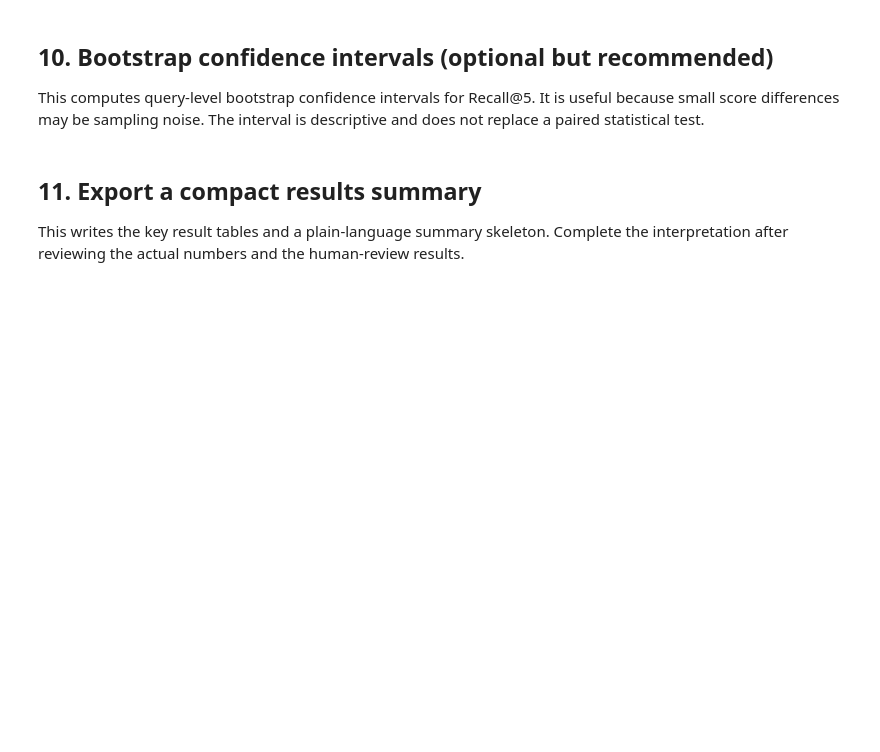
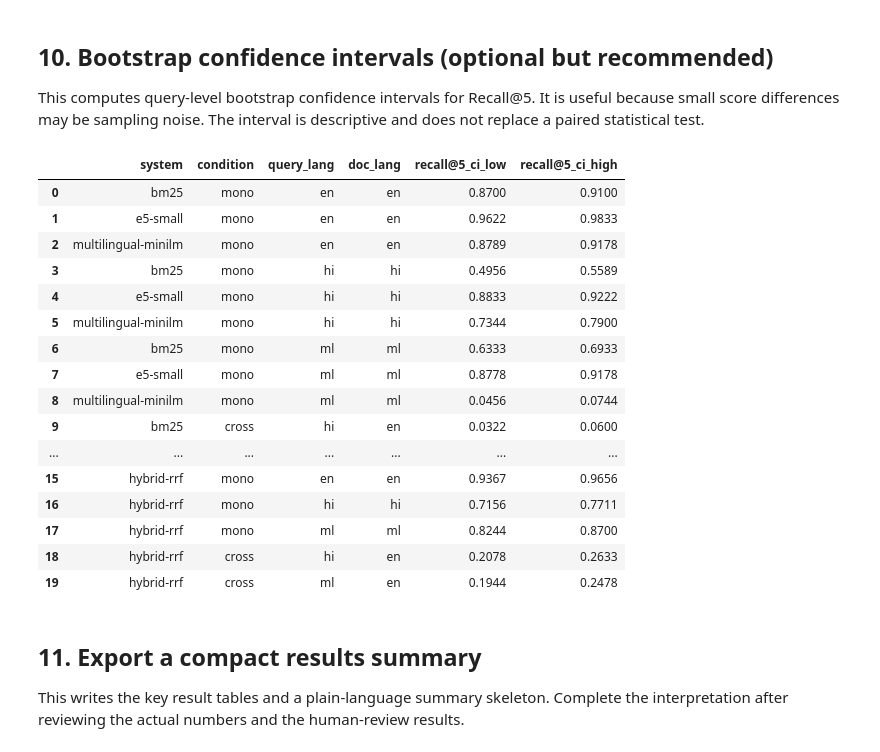
Before and after one commit to Nidhii-79/multilingual-retrieval-fairness, a Jupyter notebook: notebooks/multilingual_retrieval_fairness.ipynb, the cells around one changed output. Drawn from its saved outputs; the diff is of its cells as text; code cells hidden in the pictures; blank space fills up the shorter version.

Commit message:
Add bootstrap confidence interval analysis

```diff
--- a/notebooks/multilingual_retrieval_fairness.ipynb
+++ b/notebooks/multilingual_retrieval_fairness.ipynb
@@ -121,7 +133,11 @@ print("Aligned benchmark rows:", n)
 Belebele commonly uses `passage`, `question`, `mc_answer1`–`mc_answer4`, and `correct_answer_num`. This cell checks for the expected columns explicitly.
 # %%
 REQUIRED = ["passage", "question", "mc_answer1", "mc_answer2", "mc_answer3", "mc_answer4", "correct_answer_num"]
+
 for lang, df in raw.items():
+    if "passage" not in df.columns and "flores_passage" in df.columns:
+        df = df.rename(columns={"flores_passage": "passage"})
+        raw[lang] = df
     missing = [c for c in REQUIRED if c not in df.columns]
     if missing:
         raise ValueError(f"{lang} is missing expected columns: {missing}")
@@ -142,28 +159,0 @@ Belebele repeats the same passage across multiple questions. We index each uniqu
-# %%
-def build_unique_corpus(df):
-    docs, lookup, row_to_doc = [], {}, []
-    for passage in df['passage'].tolist():
-        if passage not in lookup:
-            lookup[passage] = len(docs)
-            docs.append(passage)
-        row_to_doc.append(lookup[passage])
-    return docs, row_to_doc
-
-corpora, gold_indices = {}, {}
-for lang, df in raw.items():
-    corpora[lang], gold_indices[lang] = build_unique_corpus(df)
-
-def grouping_pattern(indices):
-    seen, pattern = {}, []
-    for value in indices:
-        if value not in seen:
-            seen[value] = len(seen)
-        pattern.append(seen[value])
-    return pattern
-
-patterns = {lang: grouping_pattern(gold_indices[lang]) for lang in raw}
-if not (patterns['en'] == patterns['hi'] == patterns['ml']):
-    raise ValueError('Repeated-passage grouping is not parallel across languages. Inspect alignment before cross-language evaluation.')
-
-print('Unique passages:', {lang: len(corpora[lang]) for lang in corpora})
-print('Questions per language:', {lang: len(raw[lang]) for lang in raw})
@@ -468,26 +580,40 @@ This computes query-level bootstrap confidence intervals for Recall@5. It is use
 # %%
 def bootstrap_recall5(rankings, gold, n_boot=1000, seed=SEED):
     rng = np.random.default_rng(seed)
     values = []
     n = len(gold)
     for _ in range(n_boot):
         idx = rng.integers(0, n, n)
         values.append(recall_at_k(rankings[idx], np.asarray(gold)[idx], 5))
     return float(np.percentile(values, 2.5)), float(np.percentile(values, 97.5))
 
 ci_rows = []
 for key, rankings in {**baseline_rankings, **mitigation_rankings}.items():
     system, condition, qlang, dlang = key
-    # Use the actual gold passage IDs, not query positions.
-    gold = gold_indices[dlang]
-    if len(rankings) != len(gold):
-        raise ValueError(f"Query/gold length mismatch for {key}: {len(rankings)} vs {len(gold)}")
-    lo, hi = bootstrap_recall5(rankings, gold)
+    lo, hi = bootstrap_recall5(rankings, gold_indices[dlang])
     ci_rows.append({"system":system,"condition":condition,"query_lang":qlang,"doc_lang":dlang,
                     "recall@5_ci_low":lo,"recall@5_ci_high":hi})
 cis = pd.DataFrame(ci_rows)
 cis.to_csv(RESULTS / "recall5_bootstrap_ci.csv", index=False)
 display(cis.round(4))
+# %% [output]
+|  | system | condition | query_lang | doc_lang | recall@5_ci_low | recall@5_ci_high |
+| 0 | bm25 | mono | en | en | 0.8700 | 0.9100 |
+| 1 | e5-small | mono | en | en | 0.9622 | 0.9833 |
+| 2 | multilingual-minilm | mono | en | en | 0.8789 | 0.9178 |
+| 3 | bm25 | mono | hi | hi | 0.4956 | 0.5589 |
+| 4 | e5-small | mono | hi | hi | 0.8833 | 0.9222 |
+| 5 | multilingual-minilm | mono | hi | hi | 0.7344 | 0.7900 |
+| 6 | bm25 | mono | ml | ml | 0.6333 | 0.6933 |
+| 7 | e5-small | mono | ml | ml | 0.8778 | 0.9178 |
+| 8 | multilingual-minilm | mono | ml | ml | 0.0456 | 0.0744 |
+| 9 | bm25 | cross | hi | en | 0.0322 | 0.0600 |
+| ... | ... | ... | ... | ... | ... | ... |
+| 15 | hybrid-rrf | mono | en | en | 0.9367 | 0.9656 |
+| 16 | hybrid-rrf | mono | hi | hi | 0.7156 | 0.7711 |
+| 17 | hybrid-rrf | mono | ml | ml | 0.8244 | 0.8700 |
+| 18 | hybrid-rrf | cross | hi | en | 0.2078 | 0.2633 |
+| 19 | hybrid-rrf | cross | ml | en | 0.1944 | 0.2478 |
 # %% [markdown]
 ## 11. Export a compact results summary
 
```
Also changed, not shown: parts of 17 cells of this notebook.
